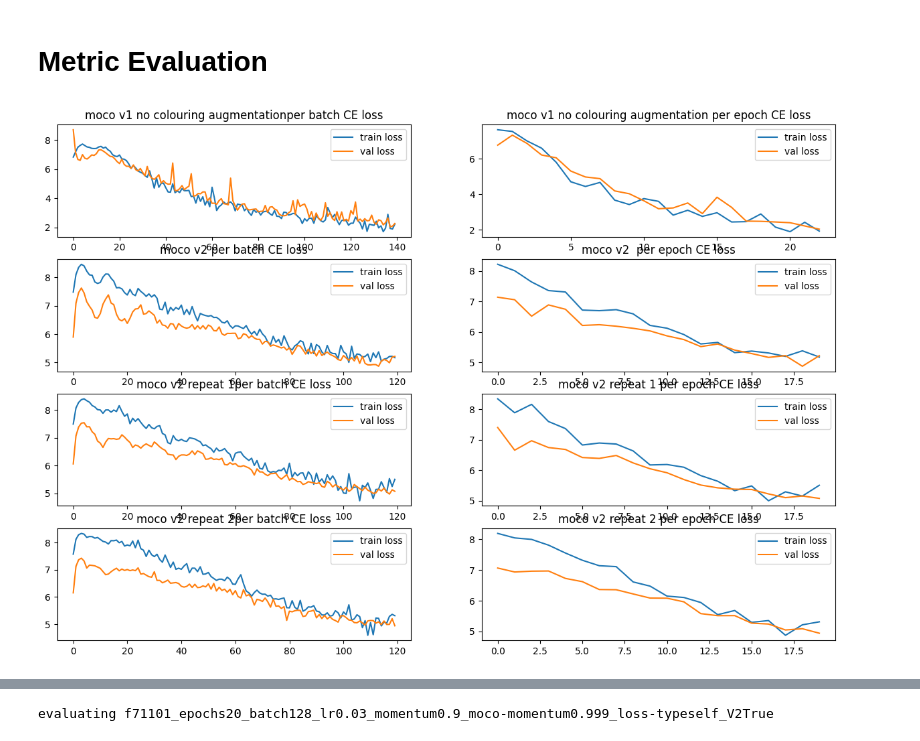
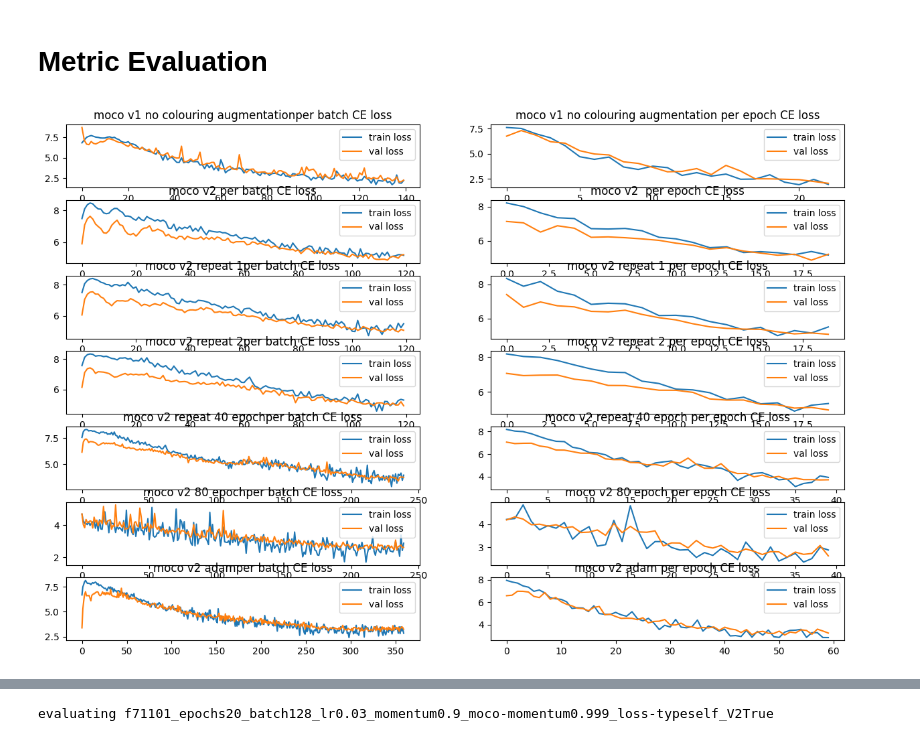
Before and after one commit to xu-shitong/Contrastive-Medical-Image-Classification, a Jupyter notebook: moco/moco.ipynb, the cells around one changed output, grey strips where cells are left out. Saved outputs shown, nothing was run; the diff lists cells and outputs as text; code cells hidden in the pictures.

Commit message:
add corresponding moco file

```diff
--- a/moco/moco.ipynb
+++ b/moco/moco.ipynb
@@ -355,6 +356,9 @@ else:
 # # legacy split dataset operation, should load splitted data instead
 # train_dataset = medmnist.PathMNIST("train", download=False, root=args.data)
 
+# combined_set = torch.utils.data.ConcatDataset([train_dataset, val_dataset])
+# train_dataset, val_dataset = torch.utils.data.random_split(combined_set, [len(train_dataset), len(val_dataset)])
+
 # pretrain_len = int(len(train_dataset) * TRAIN_SET_RATIO)
 # pretrain_set, pretrain_val_set = torch.utils.data.random_split(train_dataset, [pretrain_len, len(train_dataset) - pretrain_len])
 # torch.save(pretrain_set, "pretrain_set.data")
@@ -368,11 +372,15 @@ else:
 # torch.save(dev_val_set, "dev_val_set.data")
 
 # # proper dataset loading, by loading pre-splitted data
-pretrain_set = loader.MOCODataset(args.data + "/pretrain_set.data", augmentation)
-pretrain_val_set = loader.MOCODataset(args.data + "/pretrain_val_set.data", augmentation)
+if SHUFFLED_SET:
+    prefix = "shuffled_"
+else:
+    prefix = ""
+pretrain_set = loader.MOCODataset(args.data + f"/{prefix}pretrain_set.data", augmentation)
+pretrain_val_set = loader.MOCODataset(args.data + f"/{prefix}pretrain_val_set.data", augmentation)
 
-dev_train_set = loader.MOCODataset(args.data + "/dev_train_set.data", augmentation)
-dev_val_set = loader.MOCODataset(args.data + "/dev_val_set.data", augmentation)
+dev_train_set = loader.MOCODataset(args.data + f"/{prefix}dev_train_set.data", augmentation)
+dev_val_set = loader.MOCODataset(args.data + f"/{prefix}dev_val_set.data", augmentation)
 test_dataset = medmnist.PathMNIST("test", download=False, root=ROOT + "/datasets/",
                                   transform=transforms.Compose([
                                     transforms.Resize(224),
@@ -388,7 +396,7 @@ pretrain_val_loader = torch.utils.data.DataLoader(
     pin_memory=True, drop_last=True)
 
 dev_train_loader = torch.utils.data.DataLoader(
-    dev_train_set, batch_size=2 * args.batch_size, shuffle=True,
+    dev_train_set, batch_size=args.batch_size, shuffle=True,
     pin_memory=True, drop_last=True)
 dev_val_loader = torch.utils.data.DataLoader(
     dev_val_set, batch_size=2 * args.batch_size, shuffle=False,
@@ -665,35 +773,38 @@ file_names = [
   "./epochs20_batch128_lr0.03_momentum0.9_loss-typeself_V2False_no-colouring_old.txt",
   "./epochs20_batch128_lr0.03_momentum0.9_loss-typeself_V2True.txt",
   "./70407_epochs20_batch128_lr0.03_momentum0.9_loss-typeself_V2True.txt",
   "./71101_71382_71440_epochs20_batch128_lr0.03_momentum0.9_moco-momentum0.999_loss-typeself_V2True.txt",
+  "./71101_72157_epochs20_lr-pretrain0.03-head0.03_moco-momentum0.999_V2True_aug-colourTrue_optimizer-pretrainSGD-headSGD.txt",
+  "./72486_epochs40_lr-pretrain0.03-head0.03_moco-momentum0.999_V2True_aug-colourTrue_optimizer-pretrainSGD-headSGD.txt",
+  "./72488_epochs60_lr-pretrain0.01-head0.01_moco-momentum0.999_V2True_aug-colourTrue_optimizer-pretrainAdam-headAdam.txt",
 ]
 fig, axarr = plt.subplots(len(file_names), 2, figsize=(15, 10))
-names = ["moco v1 no colouring augmentation", "moco v2 ", "moco v2 repeat 1", "moco v2 repeat 2"] # titles for each row of image, substitute of file name
+names = ["moco v1 no colouring augmentation", "moco v2 ", "moco v2 repeat 1", "moco v2 repeat 2", "moco v2 repeat 40 epoch", "moco v2 80 epoch", "moco v2 adam"] # titles for each row of image, substitute of file name
 for i, file_name in enumerate(file_names):
   losses = extract_float(file_name) # shape [iteration_number * print num per iteration, 8], only loss at index [5, 7] are useful for plot
   train_index = {} # additional plot other than losses
   val_index = {}
   mean_loss_index = [i * 6 + 5 for i in range(losses.shape[0] // 6)]
 
   for j, idx in enumerate(train_index):
     axarr[i, j+1].plot(losses[:, idx])
 
   for j, idx in enumerate(val_index):
     axarr[i, j+1].plot(losses[:, idx])
     axarr[i, j+1].set_title(train_index[idx])
 
   axarr[i, 0].plot(losses[:, 5], label="train loss")
   axarr[i, 0].plot(losses[:, 7], label="val loss")
   axarr[i, 0].set_title(names[i] + "per batch CE loss")
   axarr[i, 0].legend(loc="upper right")
 
 
   axarr[i, -1].plot(losses[mean_loss_index, 5], label="train loss")
   axarr[i, -1].plot(losses[mean_loss_index, 7], label="val loss")
   axarr[i, -1].set_title(names[i] + " per epoch CE loss")
   axarr[i, -1].legend(loc="upper right")
 # %% [output]
-[figure, old version]
+[figure, new version]
 # %%
 # general propose plot
 file_names = [
```
Also changed, not shown: parts of 3 cells of this notebook, 1 other file.
